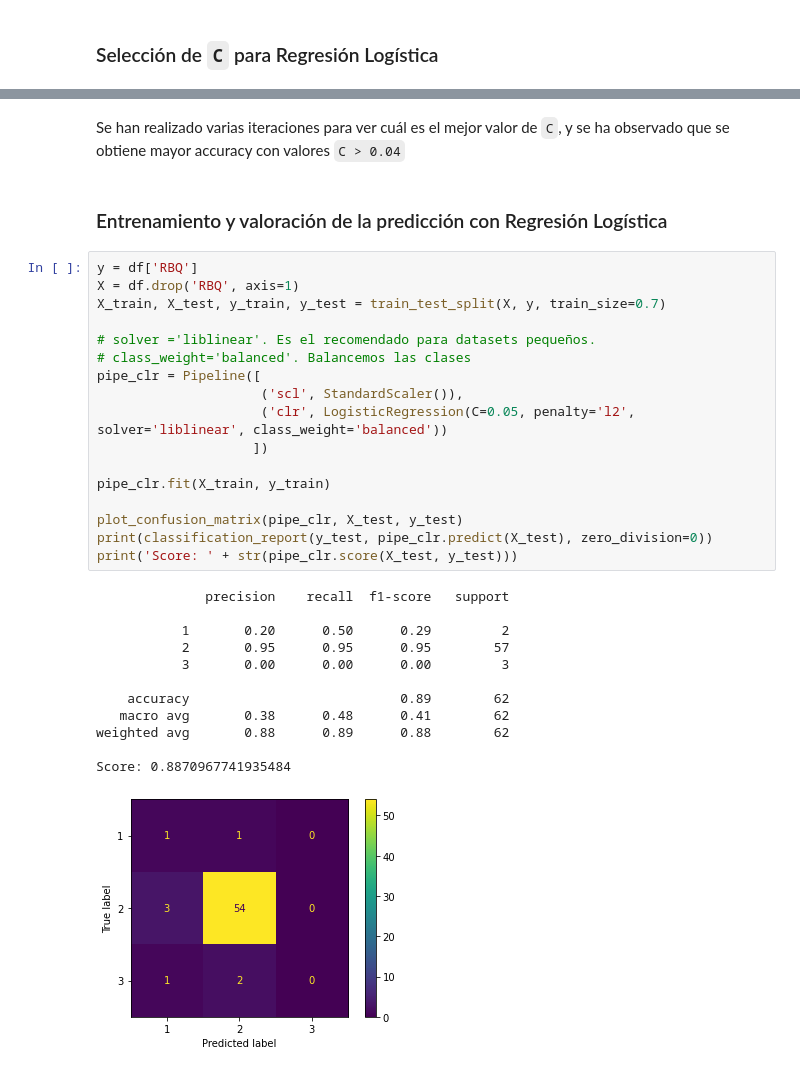
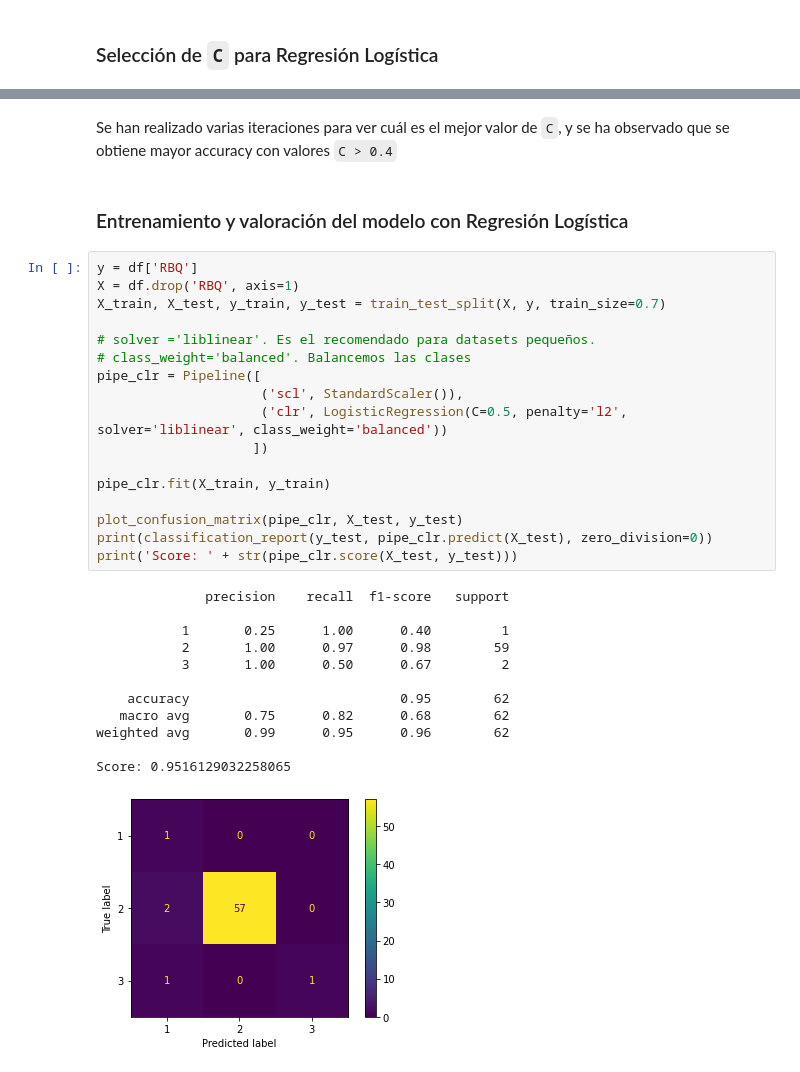
Before and after one commit to potchi23/TFG-UroAnalytics, a Jupyter notebook: src/backend/dataCleaning.ipynb, the cells around one changed output, grey strips where cells are left out. Saved outputs shown, nothing was run; the diff lists cells and outputs as text.

````diff
--- a/src/backend/dataCleaning.ipynb
+++ b/src/backend/dataCleaning.ipynb
@@ -410,35 +407,35 @@ get_best_c()
 # %% [markdown]
-Se han realizado varias iteraciones para ver cuál es el mejor valor de ```C```, y se ha observado que se obtiene mayor accuracy con valores ```C > 0.04```
+Se han realizado varias iteraciones para ver cuál es el mejor valor de ```C```, y se ha observado que se obtiene mayor accuracy con valores ```C > 0.4```
 # %% [markdown]
-### Entrenamiento y valoración de la predicción con Regresión Logística
+### Entrenamiento y valoración del modelo con Regresión Logística
 # %%
 y = df['RBQ']
 X = df.drop('RBQ', axis=1)
 X_train, X_test, y_train, y_test = train_test_split(X, y, train_size=0.7)
 
 # solver ='liblinear'. Es el recomendado para datasets pequeños.
 # class_weight='balanced'. Balancemos las clases
 pipe_clr = Pipeline([
                      ('scl', StandardScaler()),
-                     ('clr', LogisticRegression(C=0.05, penalty='l2', solver='liblinear', class_weight='balanced'))
+                     ('clr', LogisticRegression(C=0.5, penalty='l2', solver='liblinear', class_weight='balanced'))
                     ])
 
 pipe_clr.fit(X_train, y_train)
 
 plot_confusion_matrix(pipe_clr, X_test, y_test)
 print(classification_report(y_test, pipe_clr.predict(X_test), zero_division=0))
 print('Score: ' + str(pipe_clr.score(X_test, y_test)))
 # %% [output]
               precision    recall  f1-score   support
 
-           1       0.20      0.50      0.29         2
-           2       0.95      0.95      0.95        57
-           3       0.00      0.00      0.00         3
+           1       0.25      1.00      0.40         1
+           2       1.00      0.97      0.98        59
+           3       1.00      0.50      0.67         2
 
-    accuracy                           0.89        62
-   macro avg       0.38      0.48      0.41        62
-weighted avg       0.88      0.89      0.88        62
+    accuracy                           0.95        62
+   macro avg       0.75      0.82      0.68        62
+weighted avg       0.99      0.95      0.96        62
 
-Score: 0.8870967741935484
+Score: 0.9516129032258065
-[figure, old version]
+[figure, new version]
 # %% [markdown]
````
Also changed, not shown: parts of 9 cells of this notebook, 1 other file.
